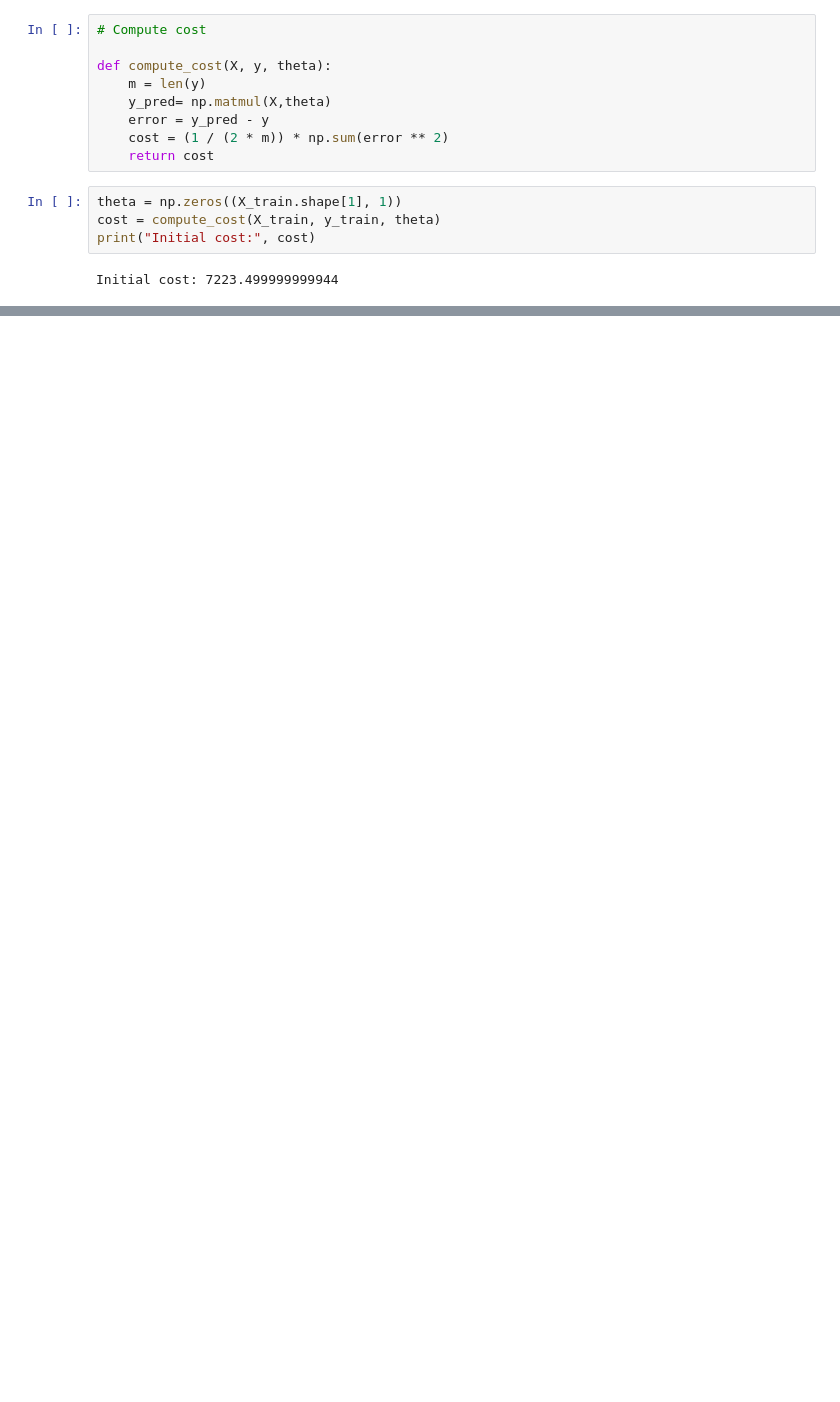
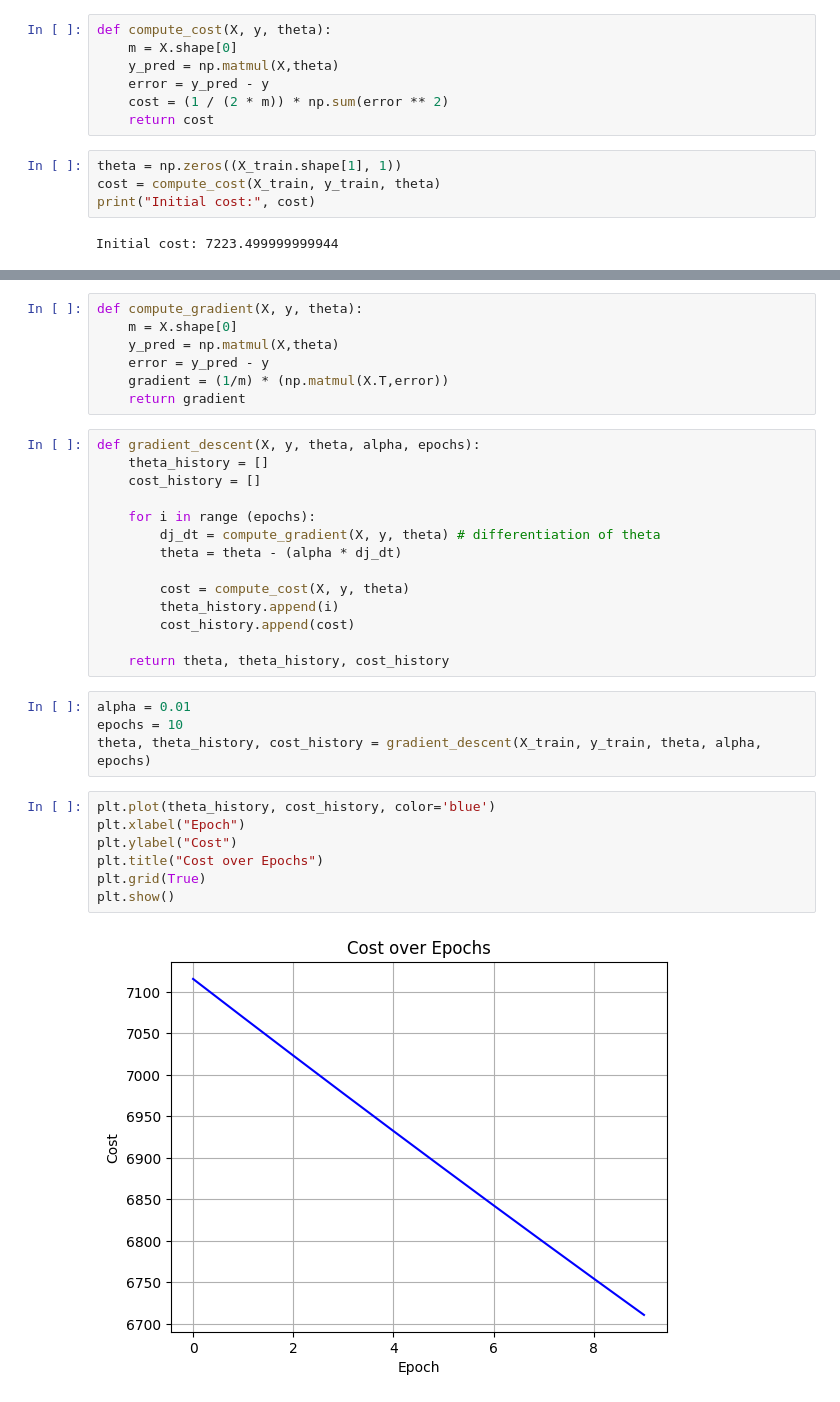
Before and after one commit to 7rohxt/ai-learning-projects, a Jupyter notebook: regression.ipynb, the cells around one changed output, grey strips where cells are left out. Drawn from its saved outputs; the diff is of its cells as text; blank space fills up the shorter version.

Commit message:
Implemented Gradient Descent for 10 epochs

```diff
--- a/regression.ipynb
+++ b/regression.ipynb
@@ -362,9 +364,7 @@ y_test = test_data['median_house_value']
 # %%
-# Compute cost
-
 def compute_cost(X, y, theta):
-    m = len(y)
-    y_pred= np.matmul(X,theta)
+    m = X.shape[0]
+    y_pred = np.matmul(X,theta)
     error = y_pred - y
     cost = (1 / (2 * m)) * np.sum(error ** 2)
     return cost
@@ -376,0 +379,34 @@ Initial cost: 7223.499999999944
+# %%
+def compute_gradient(X, y, theta):
+    m = X.shape[0]
+    y_pred = np.matmul(X,theta)
+    error = y_pred - y
+    gradient = (1/m) * (np.matmul(X.T,error))
+    return gradient
+# %%
+def gradient_descent(X, y, theta, alpha, epochs):
+    theta_history = []
+    cost_history = []
+
+    for i in range (epochs):
+        dj_dt = compute_gradient(X, y, theta) # differentiation of theta
+        theta = theta - (alpha * dj_dt)
+
+        cost = compute_cost(X, y, theta)
+        theta_history.append(i)
+        cost_history.append(cost)
+
+    return theta, theta_history, cost_history
+# %%
+alpha = 0.01
+epochs = 10
+theta, theta_history, cost_history = gradient_descent(X_train, y_train, theta, alpha, epochs)
+# %%
+plt.plot(theta_history, cost_history, color='blue')
+plt.xlabel("Epoch")
+plt.ylabel("Cost")
+plt.title("Cost over Epochs")
+plt.grid(True)
+plt.show()
+# %% [output]
+[figure, added]
```
Also changed, not shown: parts of 5 cells of this notebook.
